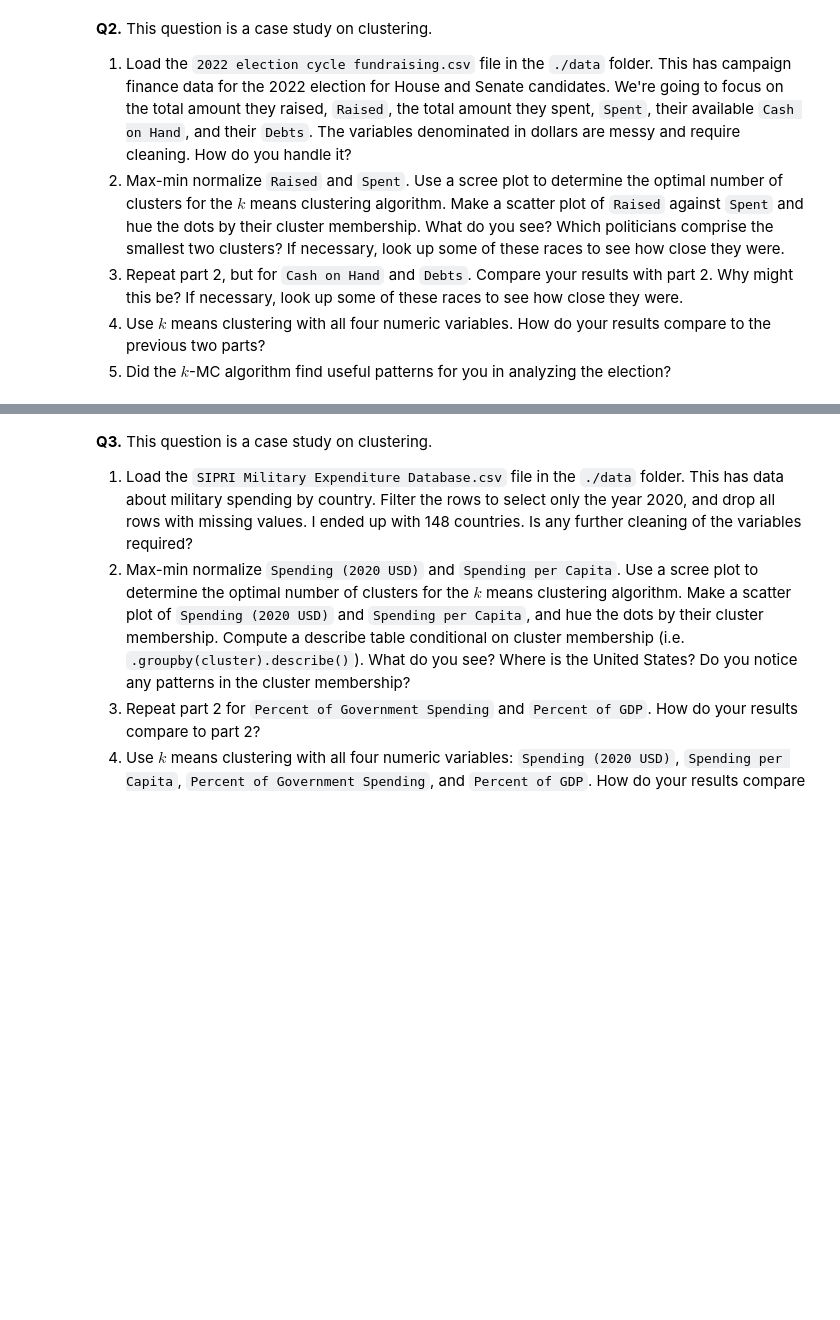
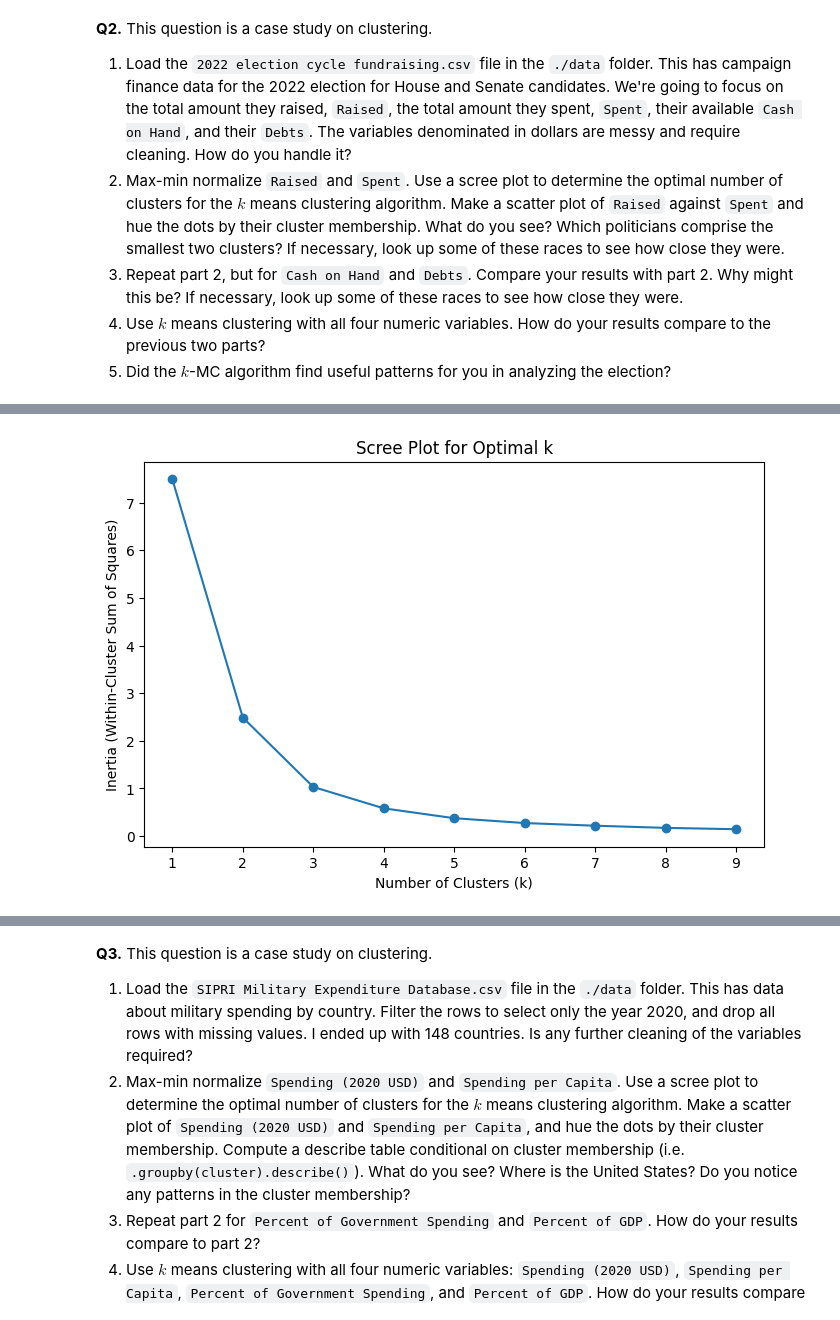
Before and after one commit to BastianSiahaan/clustering, a Jupyter notebook: assignment/assignment_clustering.ipynb, the cells around one changed output, grey strips where cells are left out. Saved outputs shown, nothing was run; the diff lists cells and outputs as text; code cells hidden in the pictures; blank space fills up the shorter version.

```diff
--- a/assignment/assignment_clustering.ipynb
+++ b/assignment/assignment_clustering.ipynb
@@ -135,3 +135,20 @@ k=3, reinforcing that three clusters are optimal. However, as noise increases, t
 3. Repeat part 2, but for `Cash on Hand` and `Debts`. Compare your results with part 2. Why might this be? If necessary, look up some of these races to see how close they were.
 4. Use $k$ means clustering with all four numeric variables. How do your results compare to the previous two parts?
 5. Did the $k$-MC algorithm find useful patterns for you in analyzing the election?
+# %%
+import pandas as pd
+
+df = pd.read_csv("2022 election cycle fundraising.csv")
+
+def clean_currency(value):
+    if isinstance(value, str):
+        return float(value.replace("$", "").replace(",", ""))
+    return value
+
+columns_to_clean = ["Raised", "Spent", "Cash on Hand", "Debts"]
+for col in columns_to_clean:
+    df[col] = df[col].apply(clean_currency)
+
+df = df.dropna()
+
+display(df)
@@ -137,0 +169,27 @@ k=3, reinforcing that three clusters are optimal. However, as noise increases, t
+# %%
+from sklearn.preprocessing import MinMaxScaler
+import numpy as np
+import matplotlib.pyplot as plt
+from sklearn.cluster import KMeans
+
+df_subset = df[["Raised", "Spent"]].copy()
+
+scaler = MinMaxScaler()
+df_subset[["Raised", "Spent"]] = scaler.fit_transform(df_subset[["Raised", "Spent"]])
+
+inertia = []
+k_values = range(1, 10)
+
+for k in k_values:
+    kmeans = KMeans(n_clusters=k, random_state=100, n_init=10)
+    kmeans.fit(df_subset)
+    inertia.append(kmeans.inertia_)
+
+plt.figure(figsize=(8, 5))
+plt.plot(k_values, inertia, marker='o', linestyle='-')
+plt.xlabel("Number of Clusters (k)")
+plt.ylabel("Inertia (Within-Cluster Sum of Squares)")
+plt.title("Scree Plot for Optimal k")
+plt.show()
+# %% [output]
+[figure, added]
```
Also changed, not shown: parts of 8 cells of this notebook.
